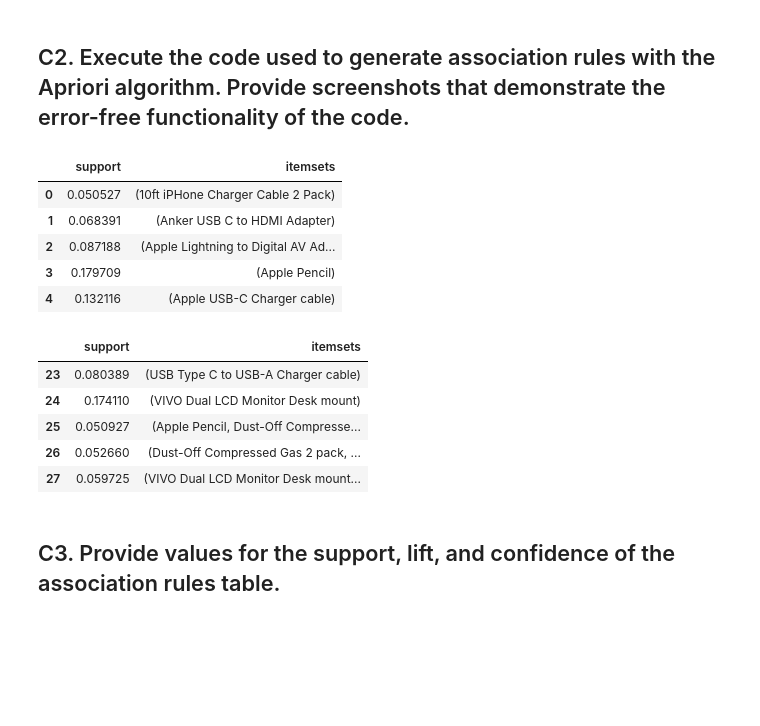
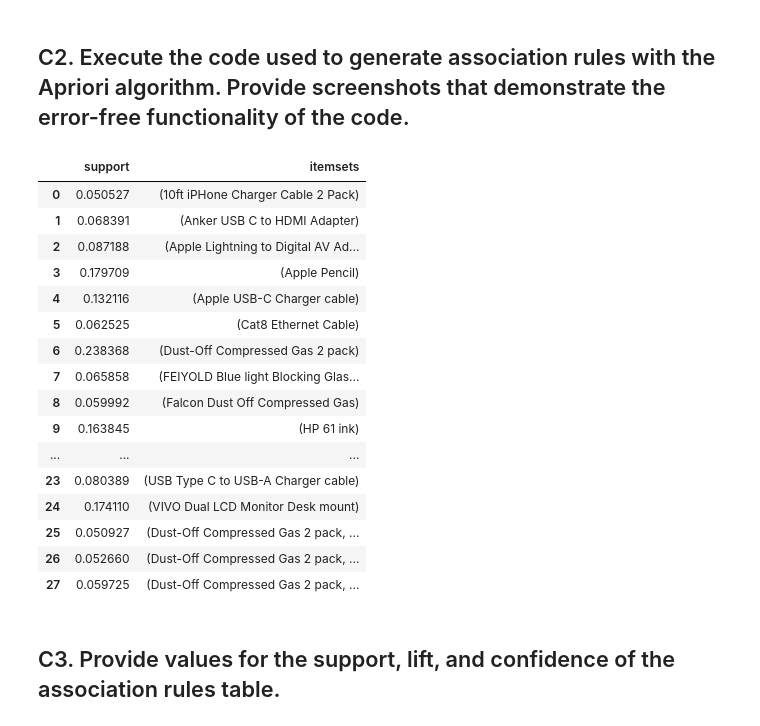
Before and after one commit to ecdedios/d212-data-mining-ii, a Jupyter notebook: D212 Performance Assessment Task 3 (Rev. 0).ipynb, the cells around one changed output. Cells and saved outputs as stored; diff of their text form; code cells hidden in the pictures; blank space fills up the shorter version.

```diff
--- a/D212 Performance Assessment Task 3 (Rev. 0).ipynb
+++ b/D212 Performance Assessment Task 3 (Rev. 0).ipynb
@@ -188,21 +188,25 @@ cleaned_df.to_csv('teleco_prepared3.csv', index=False)
 # %%
 # apriori function
 a_rules = apriori(cleaned_df, min_support=0.05, use_colnames=True)
-a_rules.head()
-a_rules.tail()
+a_rules
 # %% [output]
 |  | support | itemsets |
 | 0 | 0.050527 | (10ft iPHone Charger Cable 2 Pack) |
 | 1 | 0.068391 | (Anker USB C to HDMI Adapter) |
 | 2 | 0.087188 | (Apple Lightning to Digital AV Ad... |
 | 3 | 0.179709 | (Apple Pencil) |
 | 4 | 0.132116 | (Apple USB-C Charger cable) |
+| 5 | 0.062525 | (Cat8 Ethernet Cable) |
+| 6 | 0.238368 | (Dust-Off Compressed Gas 2 pack) |
+| 7 | 0.065858 | (FEIYOLD Blue light Blocking Glas... |
+| 8 | 0.059992 | (Falcon Dust Off Compressed Gas) |
+| 9 | 0.163845 | (HP 61 ink) |
+| ... | ... | ... |
+| 23 | 0.080389 | (USB Type C to USB-A Charger cable) |
+| 24 | 0.174110 | (VIVO Dual LCD Monitor Desk mount) |
+| 25 | 0.050927 | (Dust-Off Compressed Gas 2 pack, ... |
+| 26 | 0.052660 | (Dust-Off Compressed Gas 2 pack, ... |
+| 27 | 0.059725 | (Dust-Off Compressed Gas 2 pack, ... |
-|  | support | itemsets |
-| 23 | 0.080389 | (USB Type C to USB-A Charger cable) |
-| 24 | 0.174110 | (VIVO Dual LCD Monitor Desk mount) |
-| 25 | 0.050927 | (Apple Pencil, Dust-Off Compresse... |
-| 26 | 0.052660 | (Dust-Off Compressed Gas 2 pack, ... |
-| 27 | 0.059725 | (VIVO Dual LCD Monitor Desk mount... |
 # %% [markdown]
 ## C3.  Provide values for the support, lift, and confidence of the association rules table.
 # %%
```
Also changed, not shown: parts of 4 cells of this notebook, 5 other files.
